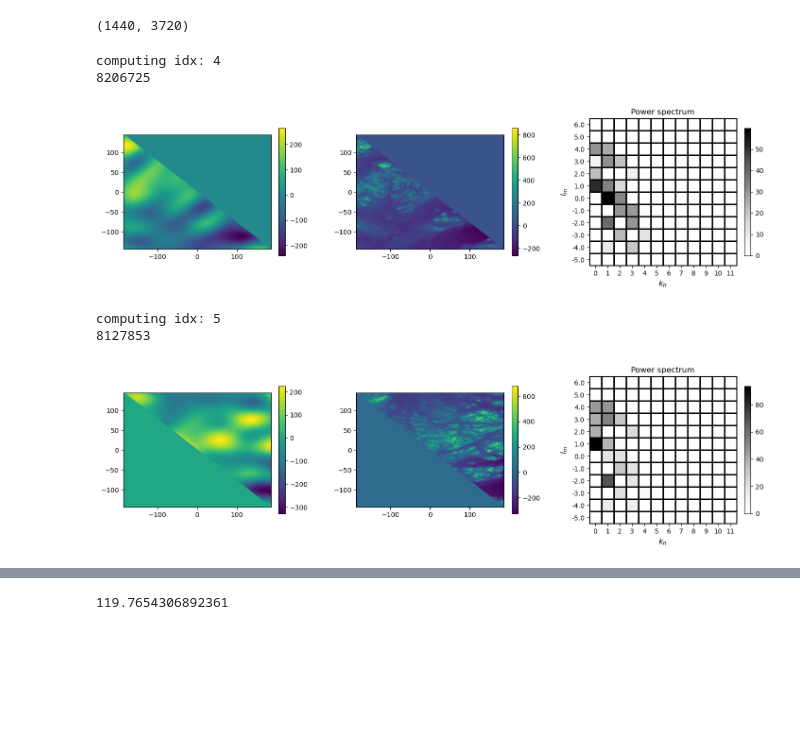
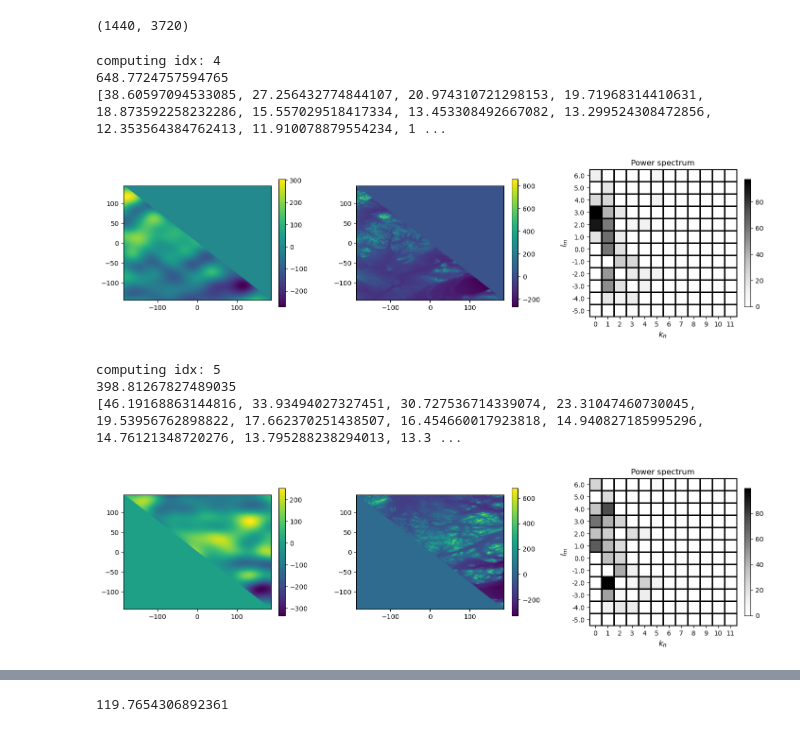
Before and after one commit to ray-chew/pyCSAM, a Jupyter notebook: notebooks/orog_delaunay.ipynb, the cells around one changed output, grey strips where cells are left out. Drawn from its saved outputs; the diff is of its cells as text; code cells hidden in the pictures; blank space fills up the shorter version.

```diff
--- a/notebooks/orog_delaunay.ipynb
+++ b/notebooks/orog_delaunay.ipynb
@@ -340,8 +292,6 @@ for cnt, idx in enumerate(range(4,6)):
 
     get_lat_lon_segments(tri_lat_verts[idx], tri_lon_verts[idx], cell, topo)
 
-    print(get_size(cell))
-
     # do fourier...
     fobj.do_full(cell)
     am, data_recons = lin_reg.do(fobj, cell, lmbda = 0.5)
@@ -350,49 +300,63 @@ for cnt, idx in enumerate(range(4,6)):
     freqs = np.abs(fobj.ampls)
 
     fq_cpy = np.copy(freqs)
+    total_power = fq_cpy.sum()
+    print(total_power)
 
     indices = []
-    for _ in range(20):
+    max_ampls = []
+    for ii in range(50):
         max_idx = np.unravel_index(fq_cpy.argmax(), fq_cpy.shape)
         indices.append(max_idx)
+        max_ampls.append(fq_cpy[max_idx])
+        max_val = fq_cpy[max_idx]
         fq_cpy[max_idx] = 0.0
 
+        # if sum(max_ampls) >= 0.5 * total_power:
+        #     break
+        if max_val < 0.01 * total_power:
+            break
+
+
+    print(max_ampls)
     k_idxs = [pair[1] for pair in indices]
     l_idxs = [pair[0] for pair in indices]
 
     fobj.set_kls(k_idxs, l_idxs)
     fobj.do_full(cell)
 
     am, data_recons = lin_reg.do(fobj, cell, lmbda = 1e-6)
 
     fobj.get_freq_grid(am)
     dat_2D = reconstruction.recon_2D(data_recons, cell)
 
     freqs = np.abs(fobj.ampls)
 
     analysis = var.analysis()
     analysis.get_attrs(fobj, freqs)
     analysis.recon = dat_2D
 
     cell.analysis = analysis
 
     topo_tri = cell.topo * cell.mask
     topo_tri -= topo_tri.mean()
 
     all_cells[cnt] = cell
 
     fs = (18,5)
     fig, axs = plt.subplots(1,3, figsize=fs)
     fig_obj = plotter.fig_obj(fig, fobj.nhar_i, fobj.nhar_j)
     axs[0] = fig_obj.phys_panel(axs[0], dat_2D)
     axs[1] = fig_obj.phys_panel(axs[1], topo_tri)
     axs[2] = fig_obj.freq_panel(axs[2], freqs)
     plt.show()
 # %% [output]
 computing idx: 4
-8206725
+648.7724757594765
+[38.60597094533085, 27.256432774844107, 20.974310721298153, 19.71968314410631, 18.873592258232286, 15.557029518417334, 13.453308492667082, 13.299524308472856, 12.353564384762413, 11.910078879554234, 1 ...
-[figure, old version]
+[figure, new version]
 computing idx: 5
-8127853
+398.81267827489035
+[46.19168863144816, 33.93494027327451, 30.727536714339074, 23.31047460730045, 19.53956762898822, 17.662370251438507, 16.454660017923818, 14.940827185995296, 14.76121348720276, 13.795288238294013, 13.3 ...
-[figure, old version]
+[figure, new version]
 # %%
```
Also changed, not shown: parts of 4 cells of this notebook.
